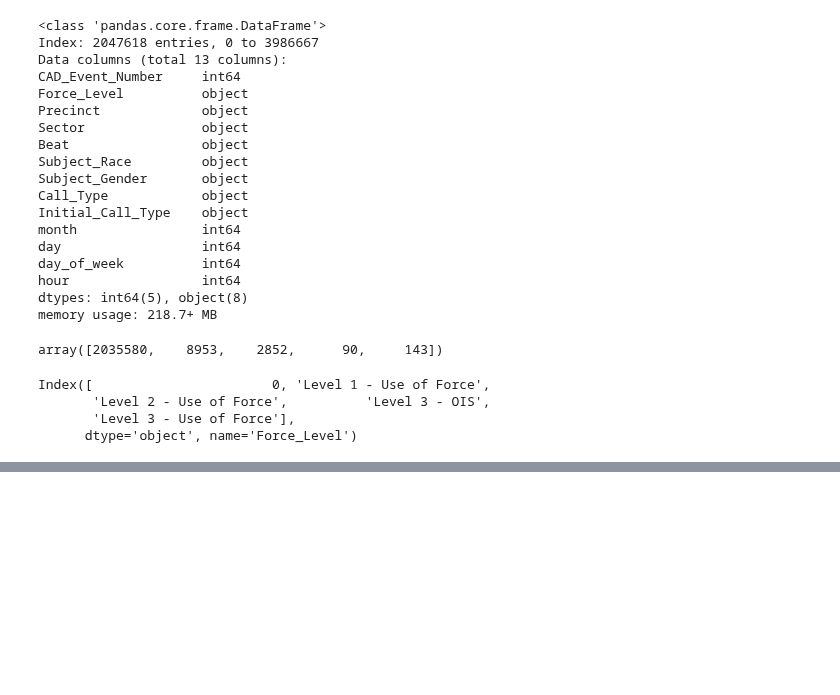
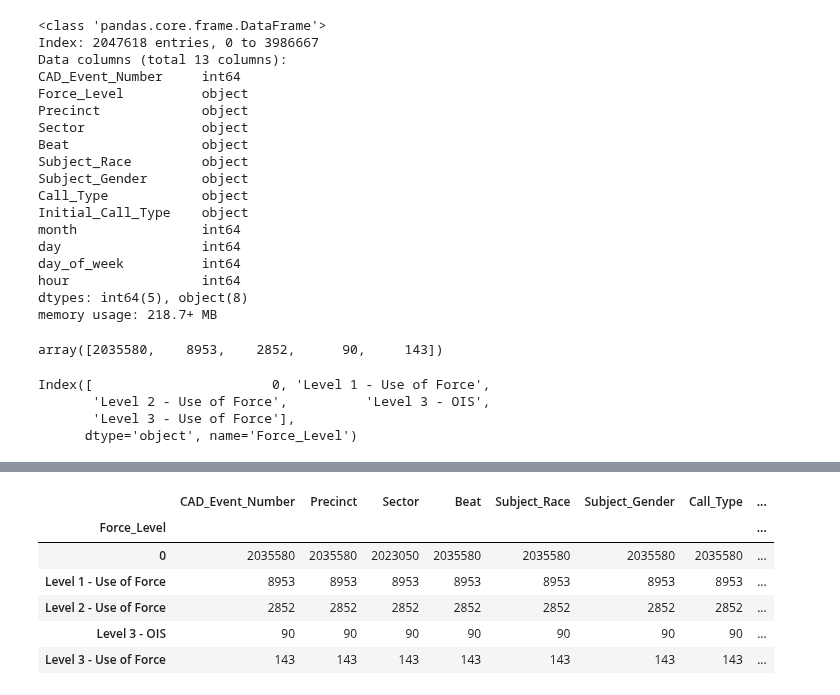
Before and after one commit to SarahMBurgart/use-of-force, a Jupyter notebook: Visuals.ipynb, the cells around one changed output, grey strips where cells are left out. Cells and saved outputs as stored; diff of their text form; code cells hidden in the pictures; blank space fills up the shorter version.

```diff
--- a/Visuals.ipynb
+++ b/Visuals.ipynb
@@ -82,0 +116,16 @@ Name: Beat, Length: 266, dtype: int64
+# %%
+values = list(forces.Subject_Race.value_counts().values)
+level1 = values[1:8]
+level2 = values[9:16]
+level3 = values[17:21]
+level4 = values[21:28]
+forces.Subject_Race.value_counts().loc["Level 1 - Use of Force"]
+forces.count()
+# %% [output]
+|  | CAD_Event_Number | Precinct | Sector | Beat | Subject_Race | Subject_Gender | Call_Type | ... |
+| Force_Level |  |  |  |  |  |  |  | ... |
+| 0 | 2035580 | 2035580 | 2023050 | 2035580 | 2035580 | 2035580 | 2035580 | ... |
+| Level 1 - Use of Force | 8953 | 8953 | 8953 | 8953 | 8953 | 8953 | 8953 | ... |
+| Level 2 - Use of Force | 2852 | 2852 | 2852 | 2852 | 2852 | 2852 | 2852 | ... |
+| Level 3 - OIS | 90 | 90 | 90 | 90 | 90 | 90 | 90 | ... |
+| Level 3 - Use of Force | 143 | 143 | 143 | 143 | 143 | 143 | 143 | ... |
```
Also changed, not shown: parts of 8 cells of this notebook, 11 other files.
